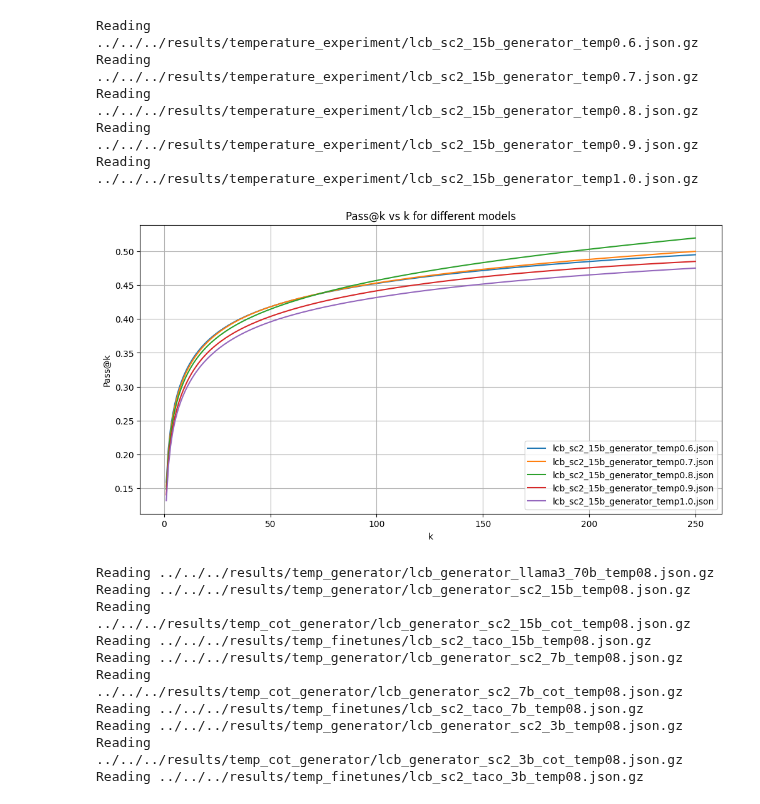
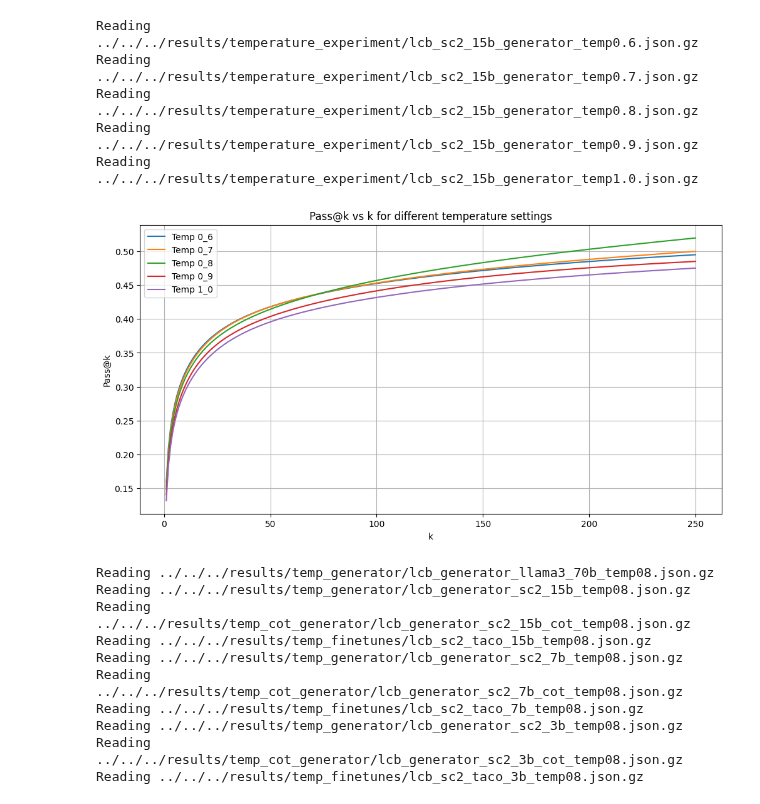
Before and after one commit to cassanof/CodeRM, a Jupyter notebook: coderm/eval/visualizations/graph_pass_k.ipynb, the cells around one changed output. Cells and saved outputs as stored; diff of their text form; code cells hidden in the pictures.

```diff
--- a/coderm/eval/visualizations/graph_pass_k.ipynb
+++ b/coderm/eval/visualizations/graph_pass_k.ipynb
@@ -8,9 +8,15 @@ paths_to_results = [ # baselines (if compare)
     "../../../results/temperature_experiment/lcb_sc2_15b_generator_temp0.9.json.gz",
     "../../../results/temperature_experiment/lcb_sc2_15b_generator_temp1.0.json.gz",
 ]
-compare = []
+labels = [
+    "Temp 0_6",
+    "Temp 0_7",
+    "Temp 0_8",
+    "Temp 0_9",
+    "Temp 1_0",
+]
 from pathlib import Path
-for p in paths_to_results + compare:
+for p in paths_to_results:
     assert Path(p).exists(), f"Path {p} doesn't exist!"
 # %%
 from coderm.eval.metrics import get_pass_ks
@@ -18,14 +24,14 @@ from coderm.utils import gunzip_json_read
 import numpy as np
 
 all_pass_ks = {}
-for r in (paths_to_results + compare):
+for l, r in zip(labels, paths_to_results):
     print(f"Reading", r)
     items = gunzip_json_read(r)["items"]
     upper_k = len(items[0]["results"])
     pass_ks = {}
     for k in range(1, upper_k+1):
         pass_ks[k] = np.mean(get_pass_ks(items, k))
-    all_pass_ks[r] = pass_ks
+    all_pass_ks[l] = pass_ks
 # %% [output]
 Reading ../../../results/temperature_experiment/lcb_sc2_15b_generator_temp0.6.json.gz
 Reading ../../../results/temperature_experiment/lcb_sc2_15b_generator_temp0.7.json.gz
@@ -35,21 +41,22 @@ Reading ../../../results/temperature_experiment/lcb_sc2_15b_generator_temp1.0.js
 # %%
 import matplotlib.pyplot as plt
 from pathlib import Path
 plt.figure(figsize=(12, 6))
 for label, values in all_pass_ks.items():
     ks = list(values.keys())
     pass_at_k = list(values.values())
     linestyle = '--' if any(p in label for p in paths_to_results) and len(compare) > 0 else '-'
     plt.plot(ks, pass_at_k, label=Path(label).stem, linestyle=linestyle)
 
 plt.xlabel('k')
 plt.ylabel('Pass@k')
-plt.title('Pass@k vs k for different models')
+plt.title('Pass@k vs k for different temperature settings')
 plt.legend()
 plt.grid(True)
+plt.savefig("../../dataset/plots/temp_experiment.pdf")
 plt.show()
 # %% [output]
-[figure, old version]
+[figure, new version]
 # %%
 paths_to_results = [
     "../../../results/temp_generator/lcb_generator_llama3_70b_temp08.json.gz",
```
